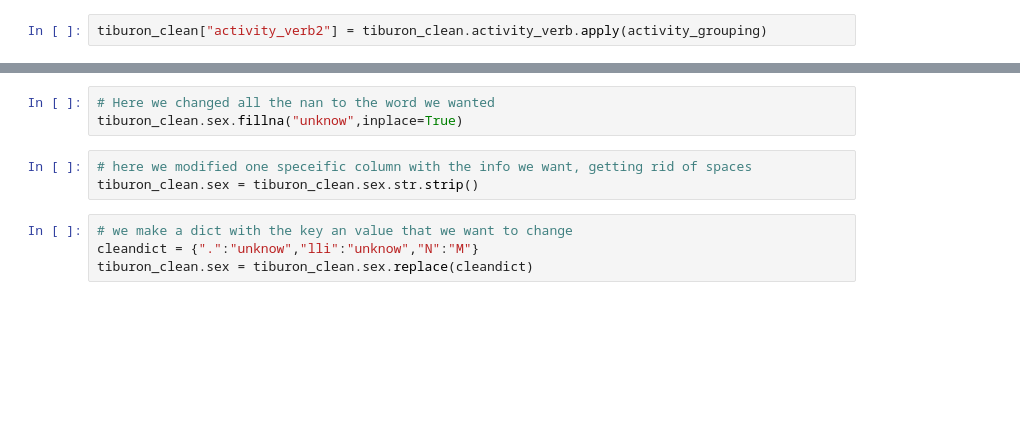
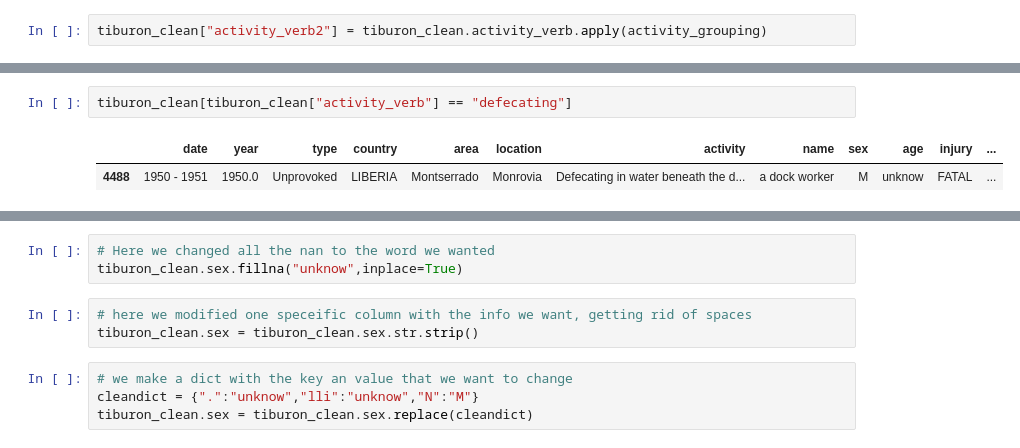
Before and after one commit to Gitfracto/data-cleaning-pandas, a Jupyter notebook: panditas.ipynb, the cells around one changed output, grey strips where cells are left out. Drawn from its saved outputs; the diff is of its cells as text; blank space fills up the shorter version.

```diff
--- a/panditas.ipynb
+++ b/panditas.ipynb
@@ -401,0 +434,5 @@ Name: activity_verb2, dtype: int64
+# %%
+tiburon_clean[tiburon_clean["activity_verb"] == "defecating"]
+# %% [output]
+|  | date | year | type | country | area | location | activity | name | sex | age | injury | ... |
+| 4488 | 1950 - 1951 | 1950.0 | Unprovoked | LIBERIA | Montserrado | Monrovia | Defecating in water beneath the d... | a dock worker | M | unknow | FATAL | ... |
```
Also changed, not shown: parts of 14 cells of this notebook.
